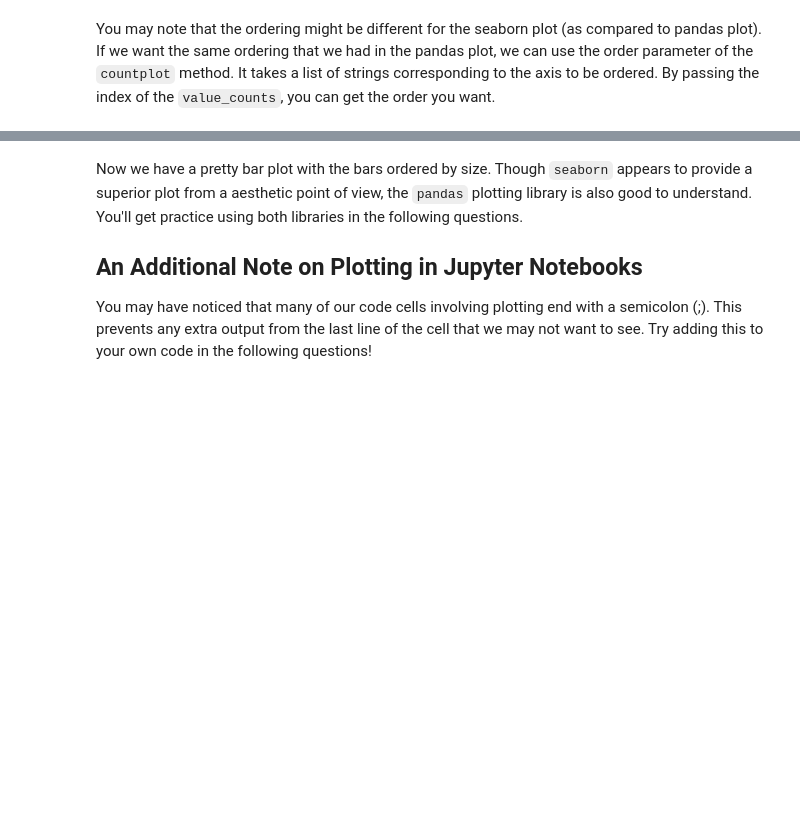
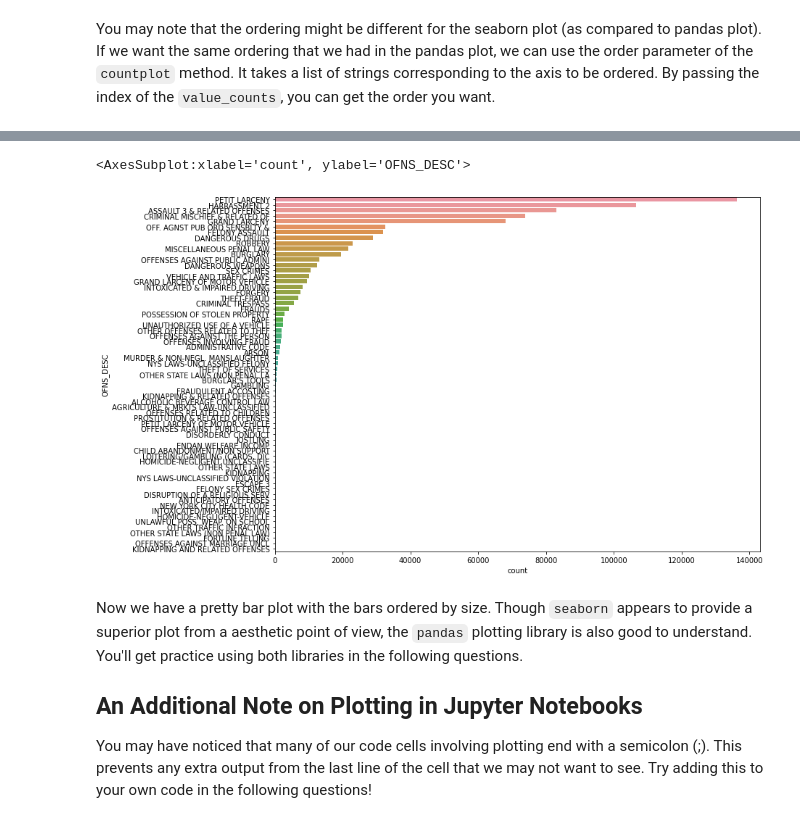
Before and after one commit to JakeTc/DSLabs, a Jupyter notebook: 91_jt919_Lab3.ipynb, the cells around one changed output, grey strips where cells are left out. Cells and saved outputs as stored; diff of their text form; code cells hidden in the pictures; blank space fills up the shorter version.

```diff
--- a/91_jt919_Lab3.ipynb
+++ b/91_jt919_Lab3.ipynb
@@ -433,3 +447,15 @@ You may note that the ordering might be different for the seaborn plot (as compa
+# %%
+### BEGIN SOLUTION
+ordered = df.loc[:,['OFNS_DESC']].value_counts().reset_index()
+#ordered.rename(columns={0:'count'})
+ordered_names = ordered['OFNS_DESC'].unique()
+ordered
+ordered_names
+sns.countplot(y="OFNS_DESC", data=df, order=ordered_names)
+### END SOLUTION
+# %% [output]
+<AxesSubplot:xlabel='count', ylabel='OFNS_DESC'>
+[figure, added]
 # %% [markdown]
 Now we have a pretty bar plot with the bars ordered by size. Though `seaborn` appears to provide a superior plot from a aesthetic point of view, the `pandas` plotting library is also good to understand. You'll get practice using both libraries in the following questions.
 
```
Also changed, not shown: parts of 19 cells of this notebook.
